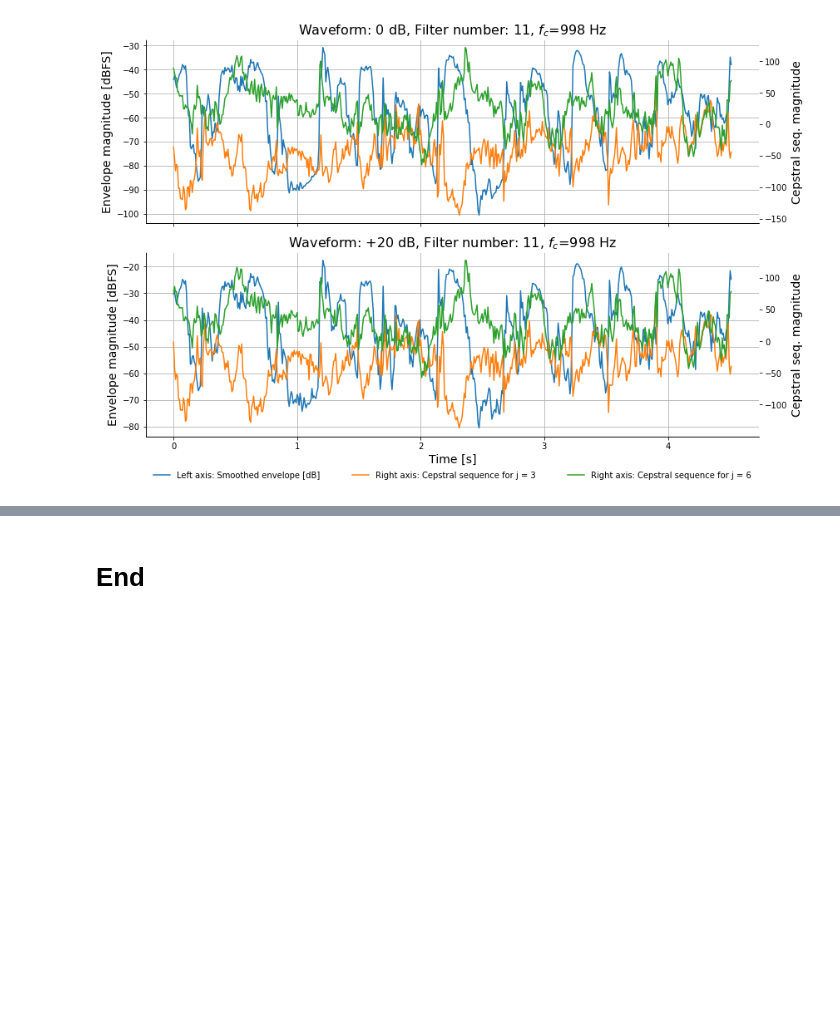
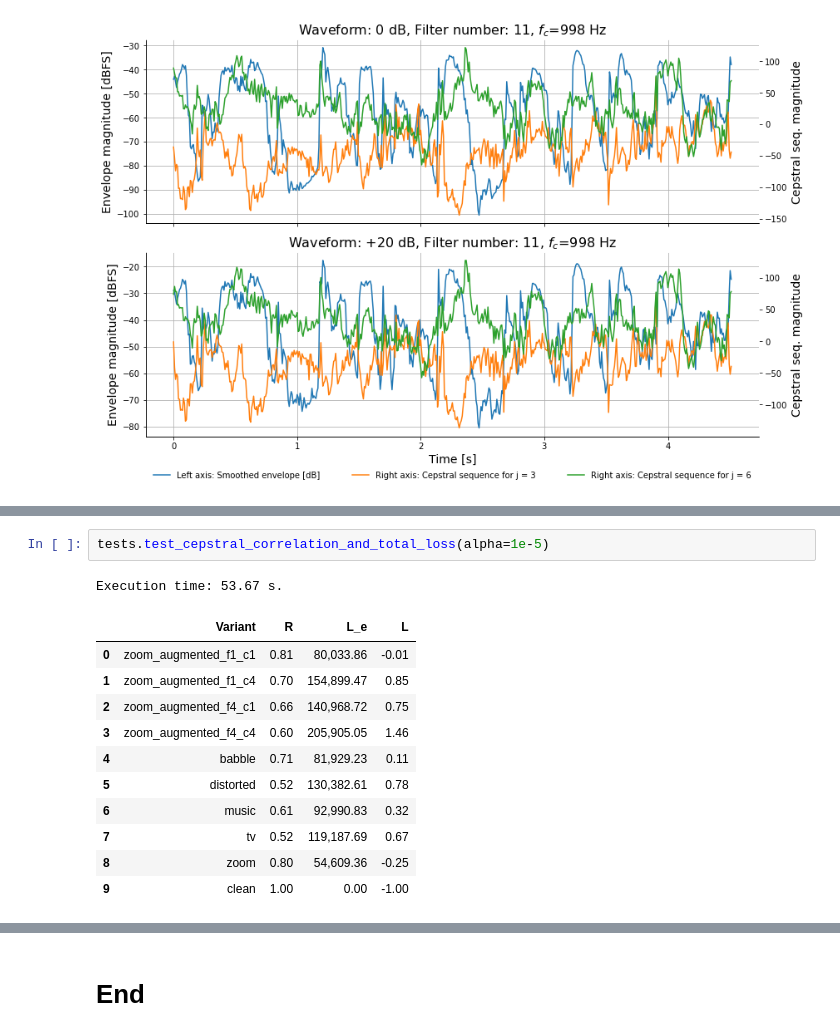
Before and after one commit to wrubino/deep-learning-2021-final-project, a Jupyter notebook: main.ipynb, the cells around one changed output, grey strips where cells are left out. Saved outputs shown, nothing was run; the diff lists cells and outputs as text; blank space fills up the shorter version.

```diff
--- a/main.ipynb
+++ b/main.ipynb
@@ -635,0 +674,15 @@ It is of course difficult to assess whether the values of the chosen cepstral se
+# %%
+tests.test_cepstral_correlation_and_total_loss(alpha=1e-5)
+# %% [output]
+Execution time: 53.67 s.
+|  | Variant | R | L_e | L |
+| 0 | zoom_augmented_f1_c1 | 0.81 | 80,033.86 | -0.01 |
+| 1 | zoom_augmented_f1_c4 | 0.70 | 154,899.47 | 0.85 |
+| 2 | zoom_augmented_f4_c1 | 0.66 | 140,968.72 | 0.75 |
+| 3 | zoom_augmented_f4_c4 | 0.60 | 205,905.05 | 1.46 |
+| 4 | babble | 0.71 | 81,929.23 | 0.11 |
+| 5 | distorted | 0.52 | 130,382.61 | 0.78 |
+| 6 | music | 0.61 | 92,990.83 | 0.32 |
+| 7 | tv | 0.52 | 119,187.69 | 0.67 |
+| 8 | zoom | 0.80 | 54,609.36 | -0.25 |
+| 9 | clean | 1.00 | 0.00 | -1.00 |
```
Also changed, not shown: parts of 20 cells of this notebook, 3 other files.
